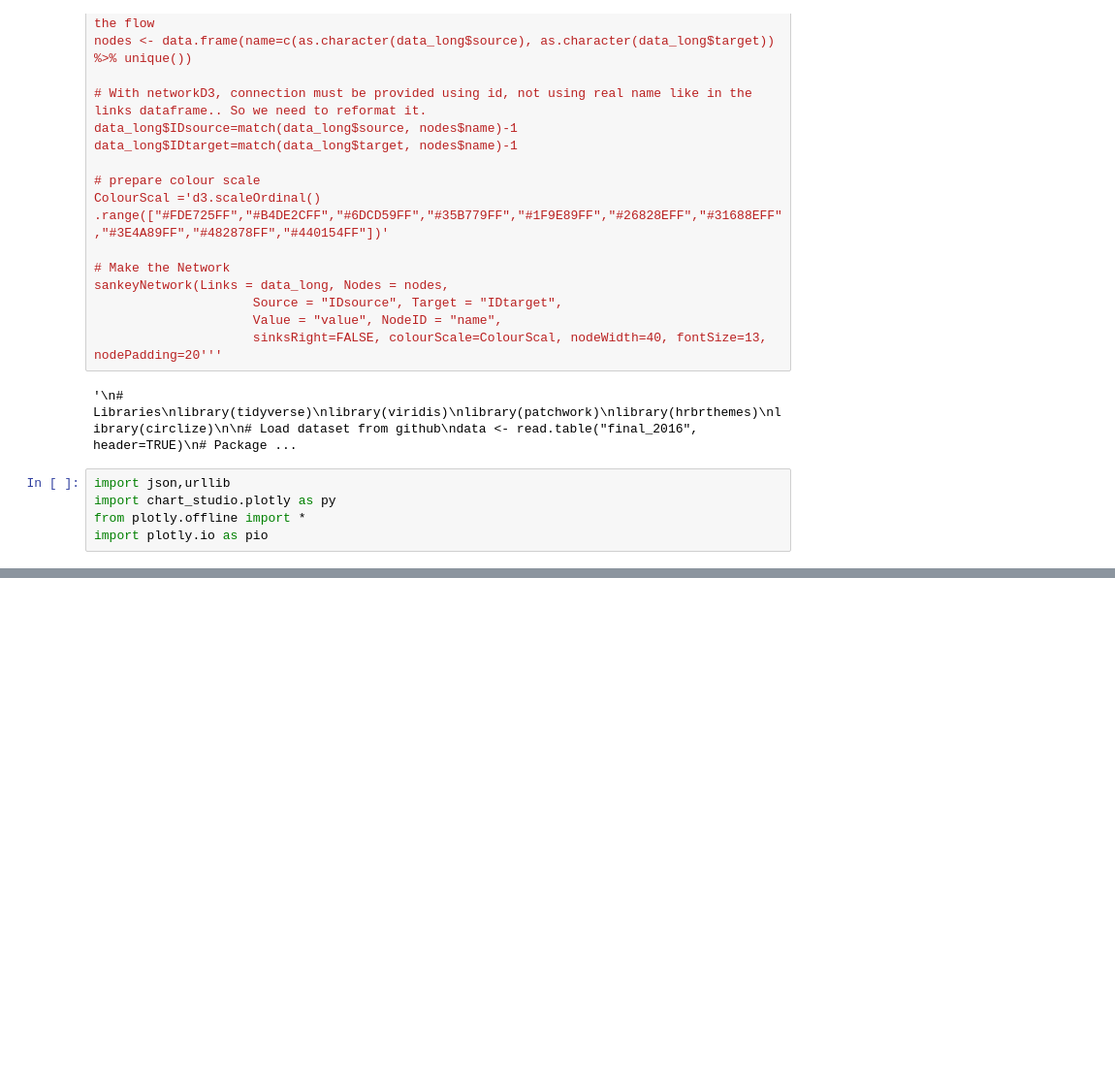
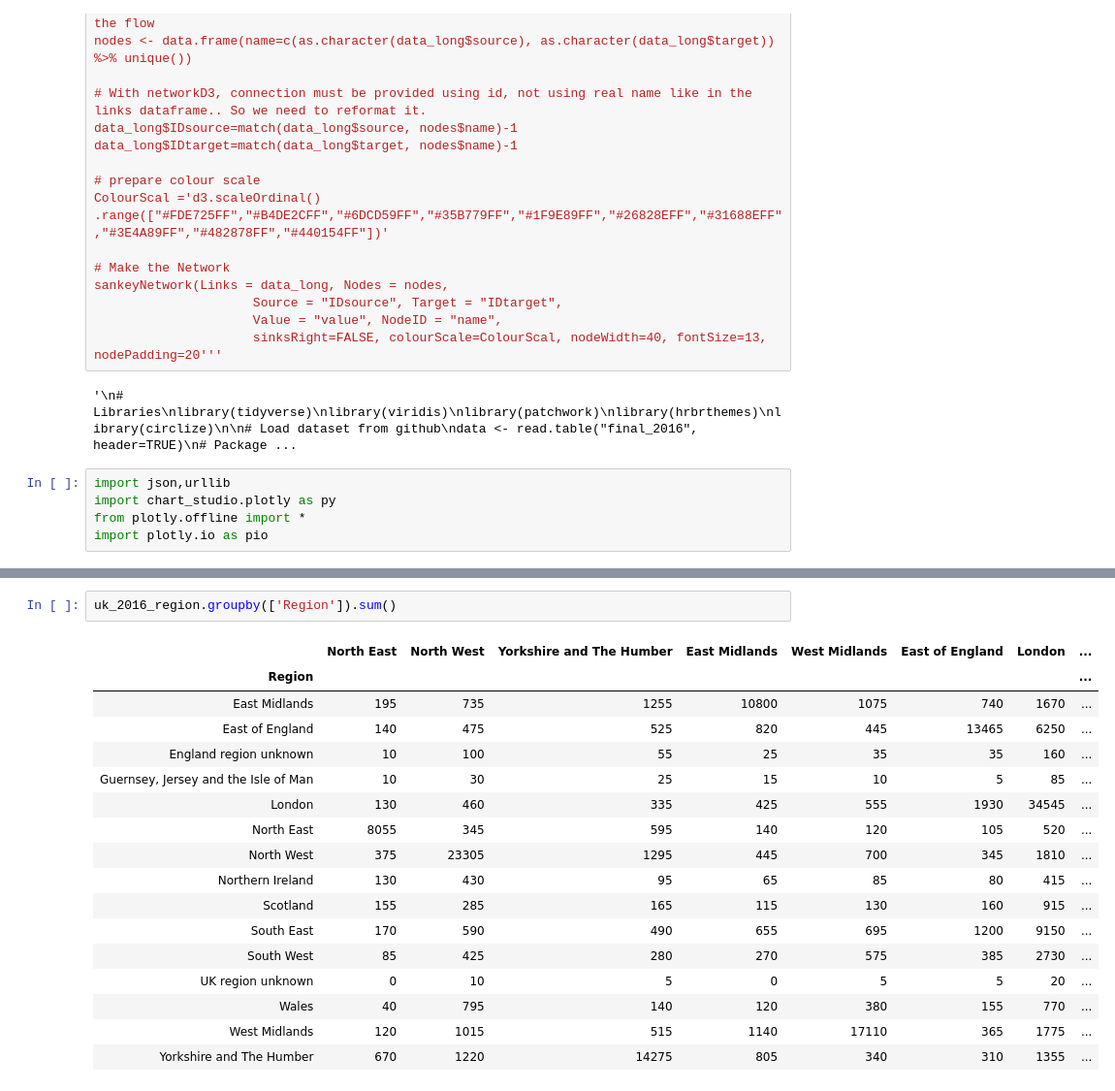
Before and after one commit to Jishenshen/Employment, a Jupyter notebook: data.ipynb, the cells around one changed output, grey strips where cells are left out. Shown: that part at 97% size. Cells and saved outputs as stored; diff of their text form; blank space fills up the shorter version.

```diff
--- a/data.ipynb
+++ b/data.ipynb
@@ -280,0 +239,20 @@ pio.show(fig)
+# %%
+uk_2016_region.groupby(['Region']).sum()
+# %% [output]
+|  | North East | North West | Yorkshire and The Humber | East Midlands | West Midlands | East of England | London | ... |
+| Region |  |  |  |  |  |  |  | ... |
+| East Midlands | 195 | 735 | 1255 | 10800 | 1075 | 740 | 1670 | ... |
+| East of England | 140 | 475 | 525 | 820 | 445 | 13465 | 6250 | ... |
+| England region unknown | 10 | 100 | 55 | 25 | 35 | 35 | 160 | ... |
+| Guernsey, Jersey and the Isle of Man | 10 | 30 | 25 | 15 | 10 | 5 | 85 | ... |
+| London | 130 | 460 | 335 | 425 | 555 | 1930 | 34545 | ... |
+| North East | 8055 | 345 | 595 | 140 | 120 | 105 | 520 | ... |
+| North West | 375 | 23305 | 1295 | 445 | 700 | 345 | 1810 | ... |
+| Northern Ireland | 130 | 430 | 95 | 65 | 85 | 80 | 415 | ... |
+| Scotland | 155 | 285 | 165 | 115 | 130 | 160 | 915 | ... |
+| South East | 170 | 590 | 490 | 655 | 695 | 1200 | 9150 | ... |
+| South West | 85 | 425 | 280 | 270 | 575 | 385 | 2730 | ... |
+| UK region unknown | 0 | 10 | 5 | 0 | 5 | 5 | 20 | ... |
+| Wales | 40 | 795 | 140 | 120 | 380 | 155 | 770 | ... |
+| West Midlands | 120 | 1015 | 515 | 1140 | 17110 | 365 | 1775 | ... |
+| Yorkshire and The Humber | 670 | 1220 | 14275 | 805 | 340 | 310 | 1355 | ... |
```
Also changed, not shown: parts of 5 cells of this notebook, 7 other files.
